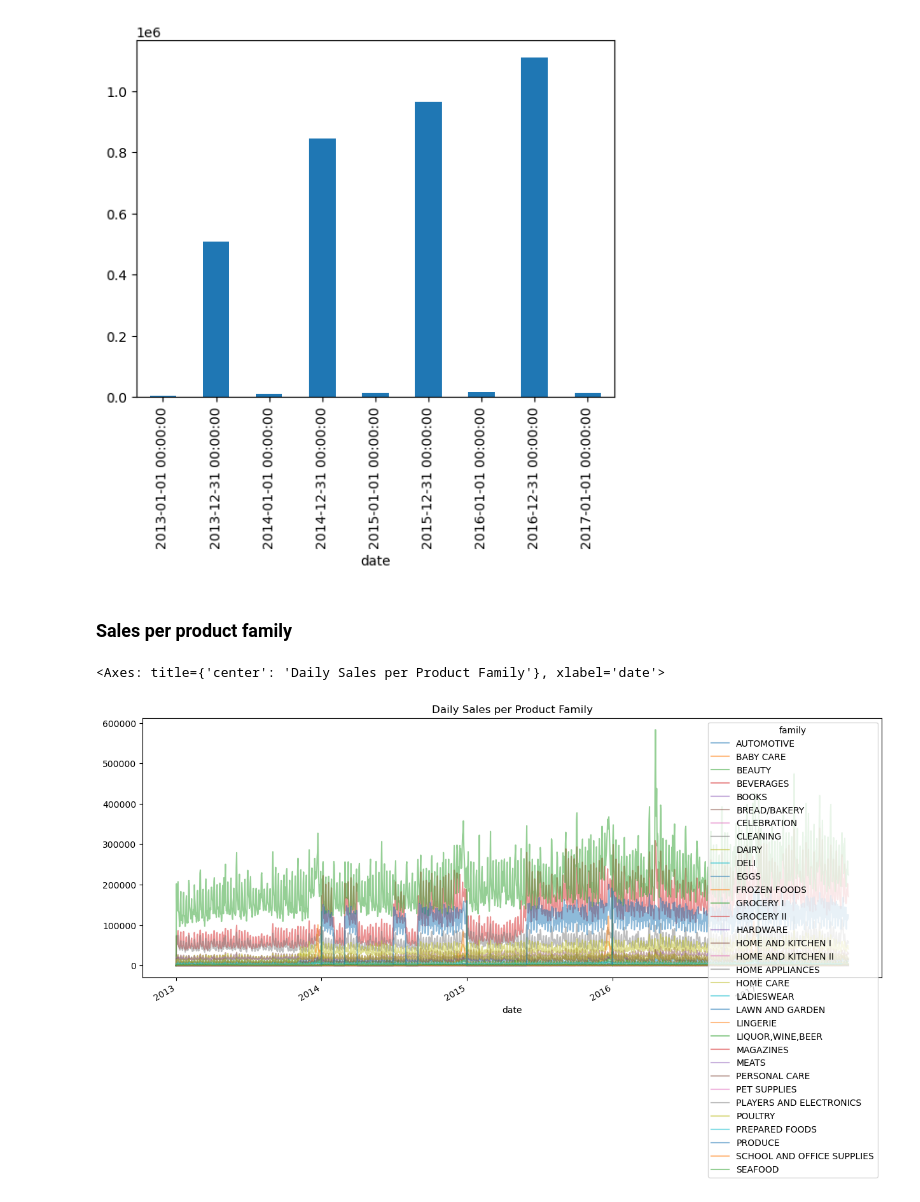
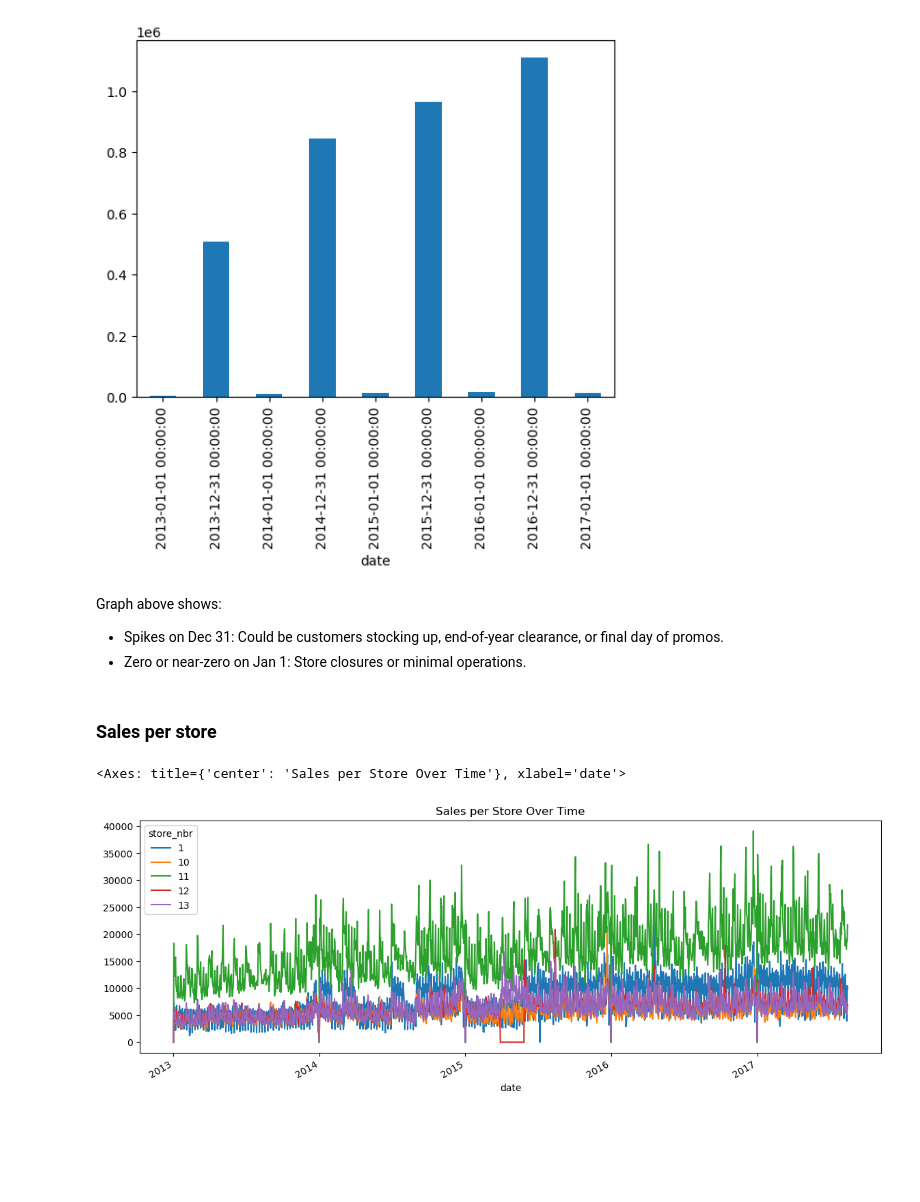
Before and after one commit to s-lien-0/data-science-engineering-challenge, a Jupyter notebook: challenge_06_store-sales-time-series-forecasting/analysis/analysis.ipynb, the cells around one changed output. Saved outputs shown, nothing was run; the diff lists cells and outputs as text; code cells hidden in the pictures; blank space fills up the shorter version.

Commit message:
feat: EDA on sales per family and per store, and lag feat engineering

```diff
--- a/challenge_06_store-sales-time-series-forecasting/analysis/analysis.ipynb
+++ b/challenge_06_store-sales-time-series-forecasting/analysis/analysis.ipynb
@@ -86,11 +105,16 @@ df[df['date'].dt.strftime('%m-%d').isin(['12-31', '01-01'])].groupby('date')['sa
 # %% [output]
 <Axes: xlabel='date'>
 [figure]
-# %% [markdown]
-### Sales per product family
-# %%
-family_sales = df.groupby(['date', 'family'])['sales'].sum().unstack()
-family_sales.plot(figsize=(15, 6), alpha=0.5, title='Daily Sales per Product Family')
-# %% [output]
-<Axes: title={'center': 'Daily Sales per Product Family'}, xlabel='date'>
-[figure, removed]
+# %% [markdown]
+Graph above shows:
+- Spikes on Dec 31: Could be customers stocking up, end-of-year clearance, or final day of promos.
+- Zero or near-zero on Jan 1: Store closures or minimal operations.
+# %% [markdown]
+### Sales per store
+# %%
+sample_stores = df['store_nbr'].unique()[:5]  # or use np.random.choice()
+df_per_store = df.groupby(['date','store_nbr'])['sales'].sum().unstack()[sample_stores]
+df_per_store.plot(figsize=(14, 5), title='Sales per Store Over Time')
+# %% [output]
+<Axes: title={'center': 'Sales per Store Over Time'}, xlabel='date'>
+[figure, added]
```
Also changed, not shown: parts of 25 cells of this notebook.
